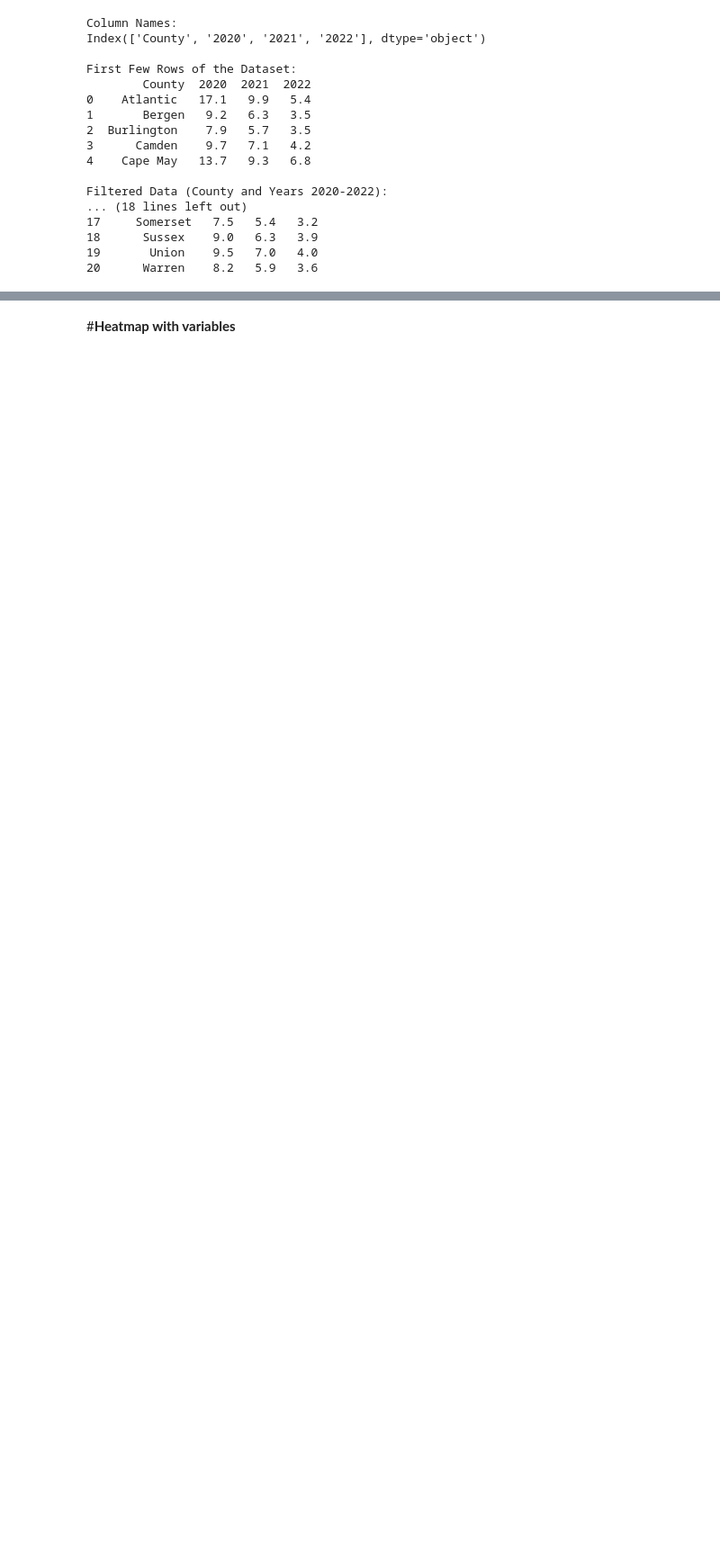
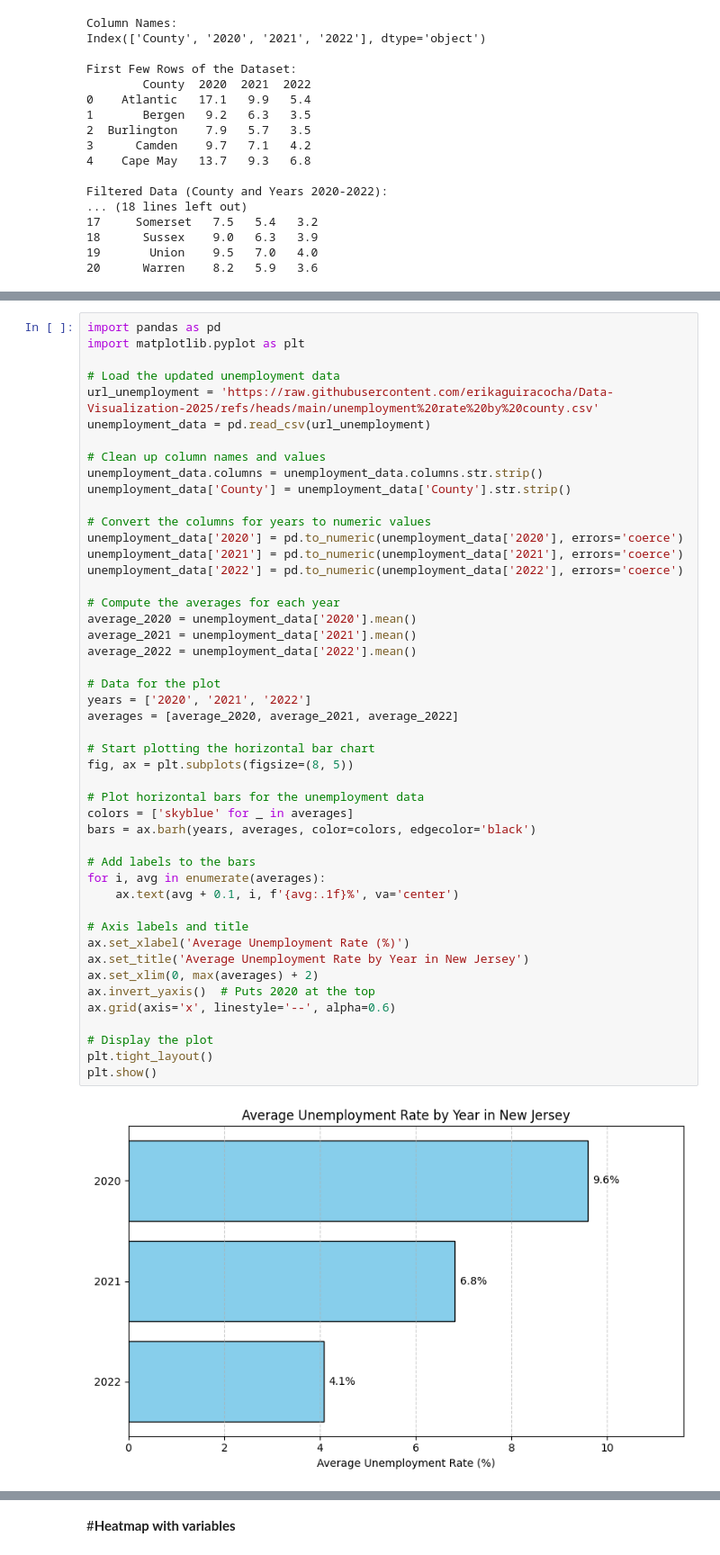
Before and after one commit to erikaguiracocha/Data-Visualization-2025, a Jupyter notebook: Ps5erikaguiracocga.ipynb, the cells around one changed output, grey strips where cells are left out. Shown at 90% size. Drawn from its saved outputs; the diff is of its cells as text; blank space fills up the shorter version.

```diff
--- a/Ps5erikaguiracocga.ipynb
+++ b/Ps5erikaguiracocga.ipynb
@@ -456,0 +314,49 @@ No artists with labels found to put in legend.  Note that artists whose label st
+# %%
+import pandas as pd
+import matplotlib.pyplot as plt
+
+# Load the updated unemployment data
+url_unemployment = 'https://raw.githubusercontent.com/erikaguiracocha/Data-Visualization-2025/refs/heads/main/unemployment%20rate%20by%20county.csv'
+unemployment_data = pd.read_csv(url_unemployment)
+
+# Clean up column names and values
+unemployment_data.columns = unemployment_data.columns.str.strip()
+unemployment_data['County'] = unemployment_data['County'].str.strip()
+
+# Convert the columns for years to numeric values
+unemployment_data['2020'] = pd.to_numeric(unemployment_data['2020'], errors='coerce')
+unemployment_data['2021'] = pd.to_numeric(unemployment_data['2021'], errors='coerce')
+unemployment_data['2022'] = pd.to_numeric(unemployment_data['2022'], errors='coerce')
+
+# Compute the averages for each year
+average_2020 = unemployment_data['2020'].mean()
+average_2021 = unemployment_data['2021'].mean()
+average_2022 = unemployment_data['2022'].mean()
+
+# Data for the plot
+years = ['2020', '2021', '2022']
+averages = [average_2020, average_2021, average_2022]
+
+# Start plotting the horizontal bar chart
+fig, ax = plt.subplots(figsize=(8, 5))
+
+# Plot horizontal bars for the unemployment data
+colors = ['skyblue' for _ in averages]
+bars = ax.barh(years, averages, color=colors, edgecolor='black')
+
+# Add labels to the bars
+for i, avg in enumerate(averages):
+    ax.text(avg + 0.1, i, f'{avg:.1f}%', va='center')
+
+# Axis labels and title
+ax.set_xlabel('Average Unemployment Rate (%)')
+ax.set_title('Average Unemployment Rate by Year in New Jersey')
+ax.set_xlim(0, max(averages) + 2)
+ax.invert_yaxis()  # Puts 2020 at the top
+ax.grid(axis='x', linestyle='--', alpha=0.6)
+
+# Display the plot
+plt.tight_layout()
+plt.show()
+# %% [output]
+[figure, added]
```
Also changed, not shown: parts of 17 cells of this notebook.
